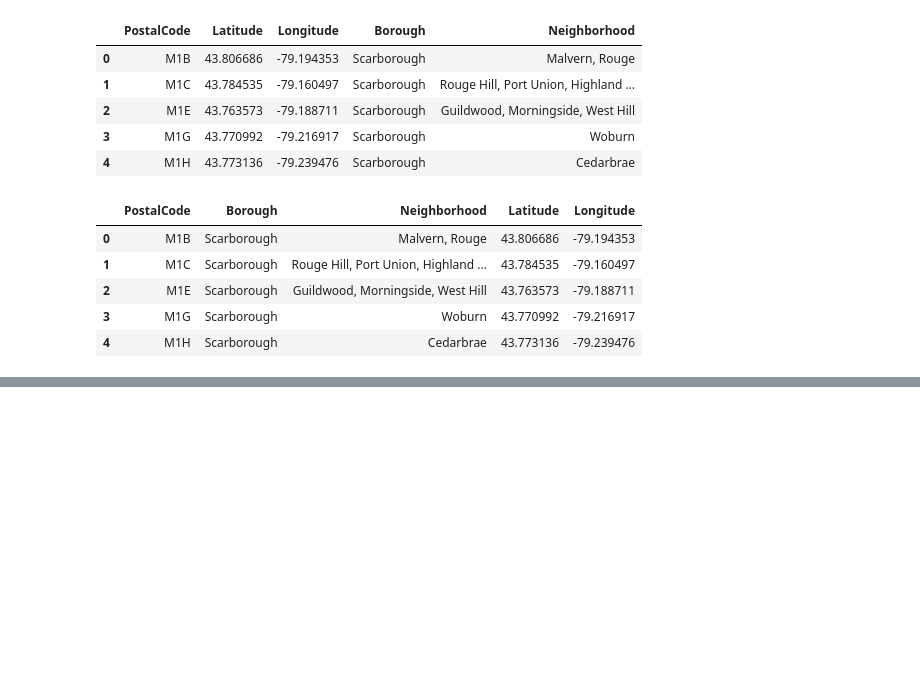
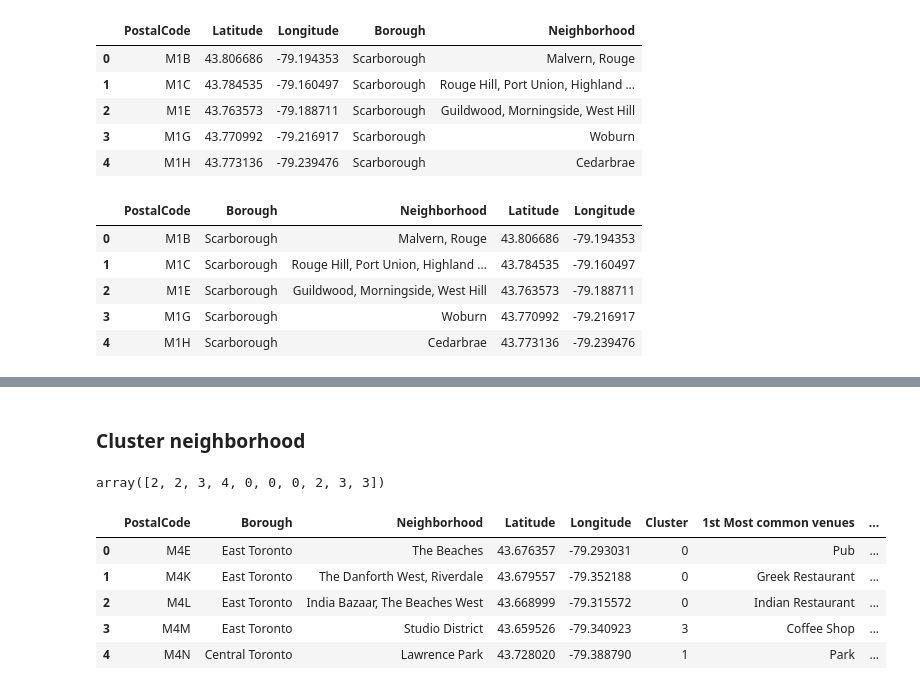
Before and after one commit to TanhTran/IBM_Capstone, a Jupyter notebook: IBM_Capstone_Week3.ipynb, the cells around one changed output, grey strips where cells are left out. Cells and saved outputs as stored; diff of their text form; code cells hidden in the pictures; blank space fills up the shorter version.

```diff
--- a/IBM_Capstone_Week3.ipynb
+++ b/IBM_Capstone_Week3.ipynb
@@ -127,0 +494,22 @@ df_new.head()
+# %%
+# create a dataframe and show top 10 venues for each neighborhood
+num_top_venues = 10
+indicators = ['st','nd', 'rd']
+
+# create columns based on number of top venues
+columns = ['Neighborhood']
+
+# import numpy
+import numpy as np
+
+for ind in np.arange(num_top_venues):
+    try:
+        columns.append("{}{} Most common venues".format(ind+1, indicators[ind]))
+    except:
+        columns.append('{}th Most common venues'.format(ind+1))
+# create a new dataframe
+neighborhoods_venue_sorted = pd.DataFrame(columns=columns)
+neighborhoods_venue_sorted['Neighborhood'] = toronto_group['Neighborhood']
+
+for ind in np.arange(toronto_group.shape[0]):
+    neighborhoods_venue_sorted.iloc[ind,1:] = return_most_common_venues(toronto_group.iloc[ind,:], num_top_venues)
@@ -127,0 +525,29 @@ df_new.head()
+# %% [markdown]
+### Cluster neighborhood
+# %%
+# Run k-means to cluster the neighborhood into 5 clusters
+kclusters = 5
+
+toronto_group_cluster = toronto_group.drop('Neighborhood', axis=1)
+
+kmeans = KMeans(n_clusters=kclusters, random_state=0).fit(toronto_group_cluster)
+
+kmeans.labels_[0:10]
+# %% [output]
+array([2, 2, 3, 4, 0, 0, 0, 2, 3, 3])
+# %%
+# create a new dataframe that include cluster and top 10 most common venues
+neighborhoods_venue_sorted.insert(0,'Cluster',kmeans.labels_)
+toronto_merged = toronto_data
+
+# merge toronto_group with toronto_data to get latitude and longitude for each neighborhood
+toronto_merged = toronto_merged.join(neighborhoods_venue_sorted.set_index('Neighborhood'), on ="Neighborhood")
+
+toronto_merged.head()
+# %% [output]
+|  | PostalCode | Borough | Neighborhood | Latitude | Longitude | Cluster | 1st Most common venues | ... |
+| 0 | M4E | East Toronto | The Beaches | 43.676357 | -79.293031 | 0 | Pub | ... |
+| 1 | M4K | East Toronto | The Danforth West, Riverdale | 43.679557 | -79.352188 | 0 | Greek Restaurant | ... |
+| 2 | M4L | East Toronto | India Bazaar, The Beaches West | 43.668999 | -79.315572 | 0 | Indian Restaurant | ... |
+| 3 | M4M | East Toronto | Studio District | 43.659526 | -79.340923 | 3 | Coffee Shop | ... |
+| 4 | M4N | Central Toronto | Lawrence Park | 43.728020 | -79.388790 | 1 | Park | ... |
```
Also changed, not shown: parts of 32 cells of this notebook.
